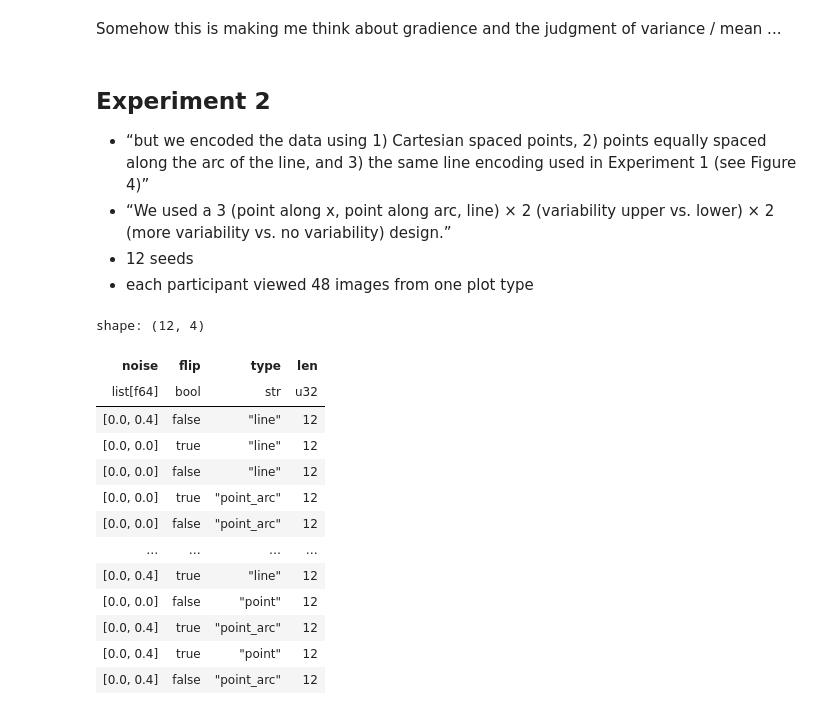
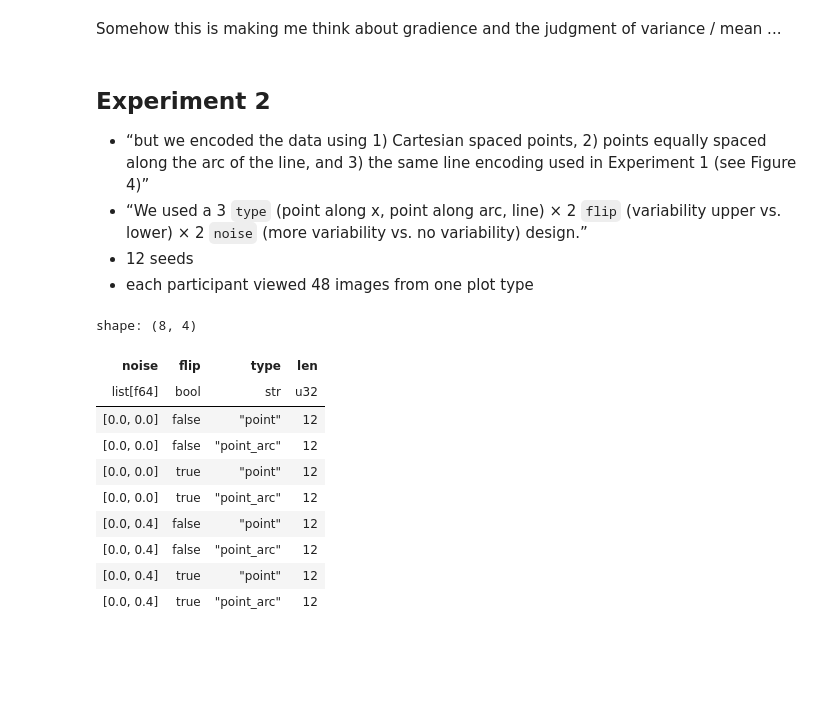
Before and after one commit to mika-long/vis-decode-analysis, a Jupyter notebook: analysis/moritz/Stimuli.ipynb, the cells around one changed output. Cells and saved outputs as stored; diff of their text form; code cells hidden in the pictures; blank space fills up the shorter version.

Commit message:
maybe we should be doing data cleaning in R ...

```diff
--- a/analysis/moritz/Stimuli.ipynb
+++ b/analysis/moritz/Stimuli.ipynb
@@ -174,27 +112,27 @@ Somehow this is making me think about gradience and the judgment of variance / m
 ## Experiment 2
 
 - “but we encoded the data using 1) Cartesian spaced points, 2) points equally spaced along the arc of the line, and 3) the same line encoding used in Experiment 1 (see Figure 4)”
-- “We used a 3 (point along x, point along arc, line) × 2 (variability upper vs. lower) × 2 (more variability vs. no variability) design.”
+- “We used a 3 `type` (point along x, point along arc, line) × 2 `flip` (variability upper vs. lower) × 2 `noise` (more variability vs. no variability) design.”
 - 12 seeds
 - each participant viewed 48 images from one plot type
 # %%
 df_2 = pl.read_json("../../data/moritz/stimuli/exp2-stimuli.json")
-# df_2.head(5)
+df_2.head(12)
+
+# we only want data that is of type point or point_arc
+point_df = df_2.filter(pl.col("type") != "line")
 # %%
-df_2.group_by(["noise", "flip", "type"]).len()
+point_df.group_by(["noise", "flip", "type"]).len().sort(["noise", "flip", "type"])
 # %% [output]
-shape: (12, 4)
+shape: (8, 4)
 | noise | flip | type | len |
 | list[f64] | bool | str | u32 |
-| [0.0, 0.4] | false | "line" | 12 |
-| [0.0, 0.0] | true | "line" | 12 |
-| [0.0, 0.0] | false | "line" | 12 |
+| [0.0, 0.0] | false | "point" | 12 |
+| [0.0, 0.0] | false | "point_arc" | 12 |
+| [0.0, 0.0] | true | "point" | 12 |
 | [0.0, 0.0] | true | "point_arc" | 12 |
-| [0.0, 0.0] | false | "point_arc" | 12 |
-| … | … | … | … |
-| [0.0, 0.4] | true | "line" | 12 |
-| [0.0, 0.0] | false | "point" | 12 |
+| [0.0, 0.4] | false | "point" | 12 |
+| [0.0, 0.4] | false | "point_arc" | 12 |
+| [0.0, 0.4] | true | "point" | 12 |
 | [0.0, 0.4] | true | "point_arc" | 12 |
-| [0.0, 0.4] | true | "point" | 12 |
-| [0.0, 0.4] | false | "point_arc" | 12 |
 # %%
```
Also changed, not shown: parts of 33 cells of this notebook.
